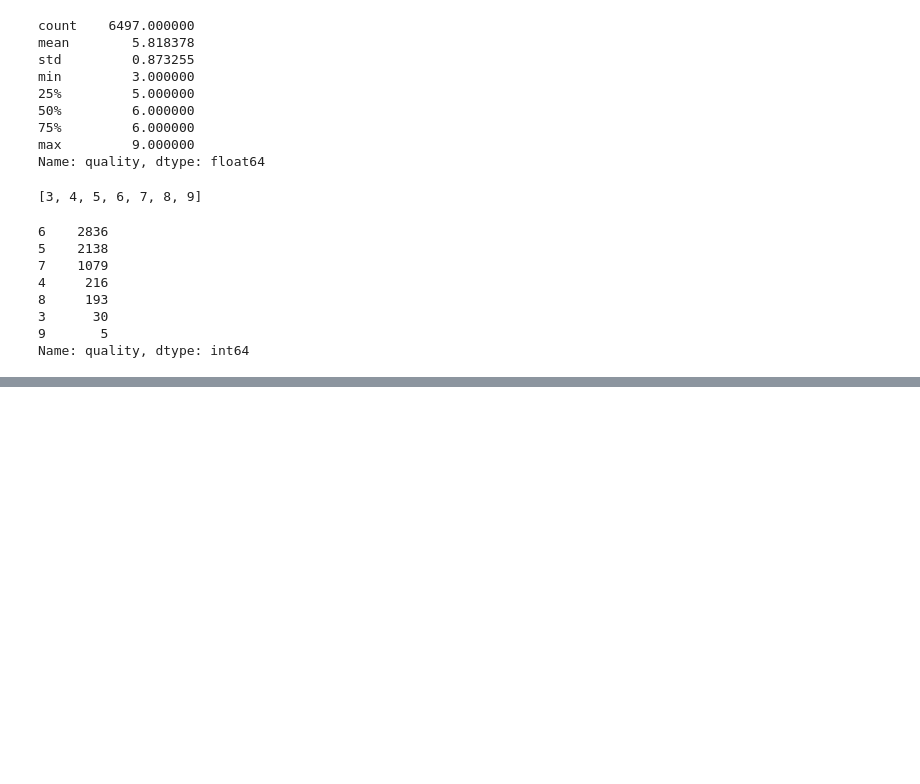
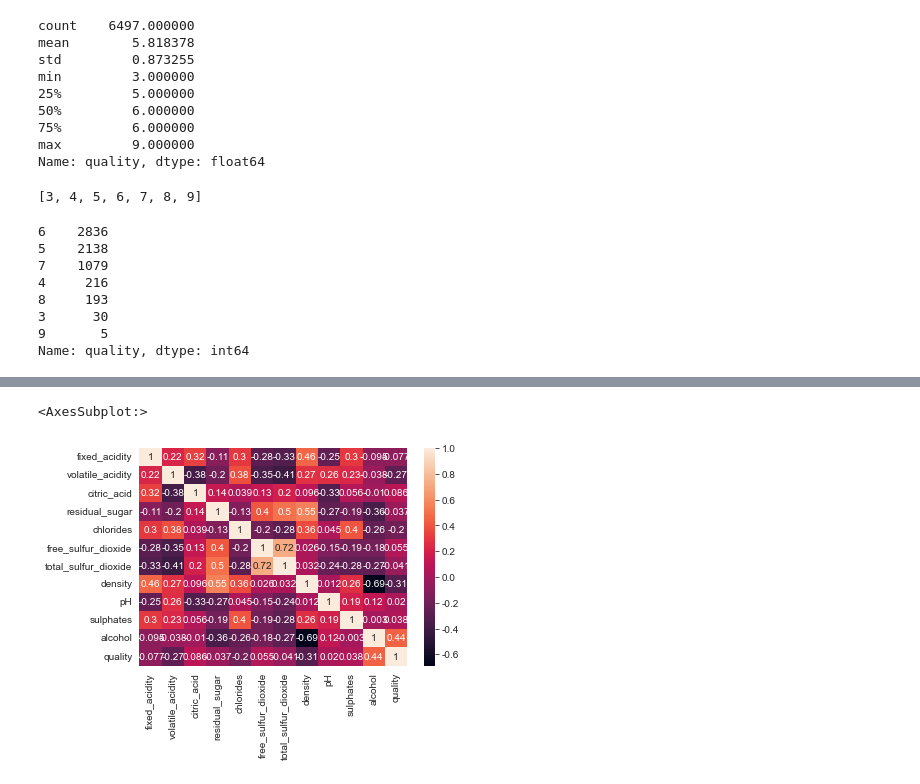
Before and after one commit to 1epss/Wine-project, a Jupyter notebook: Wine.ipynb, the cells around one changed output, grey strips where cells are left out. Drawn from its saved outputs; the diff is of its cells as text; code cells hidden in the pictures; blank space fills up the shorter version.

```diff
--- a/Wine.ipynb
+++ b/Wine.ipynb
@@ -103,0 +160,8 @@ Name: quality, dtype: int64
+# %%
+# 변수들 사이의 상관 계수 분석
+
+wine_corr = wine.corr()
+wine_corr
+
+# 양의 상관관계 : X가 커질수록 Y도 커짐
+# 음의 상관관계 : X가 커질수록 Y는 작아짐
@@ -103,0 +182,5 @@ Name: quality, dtype: int64
+# %%
+sns.heatmap(wine_corr, annot=True)
+# %% [output]
+<AxesSubplot:>
+[figure, added]
```
Also changed, not shown: parts of 13 cells of this notebook.
